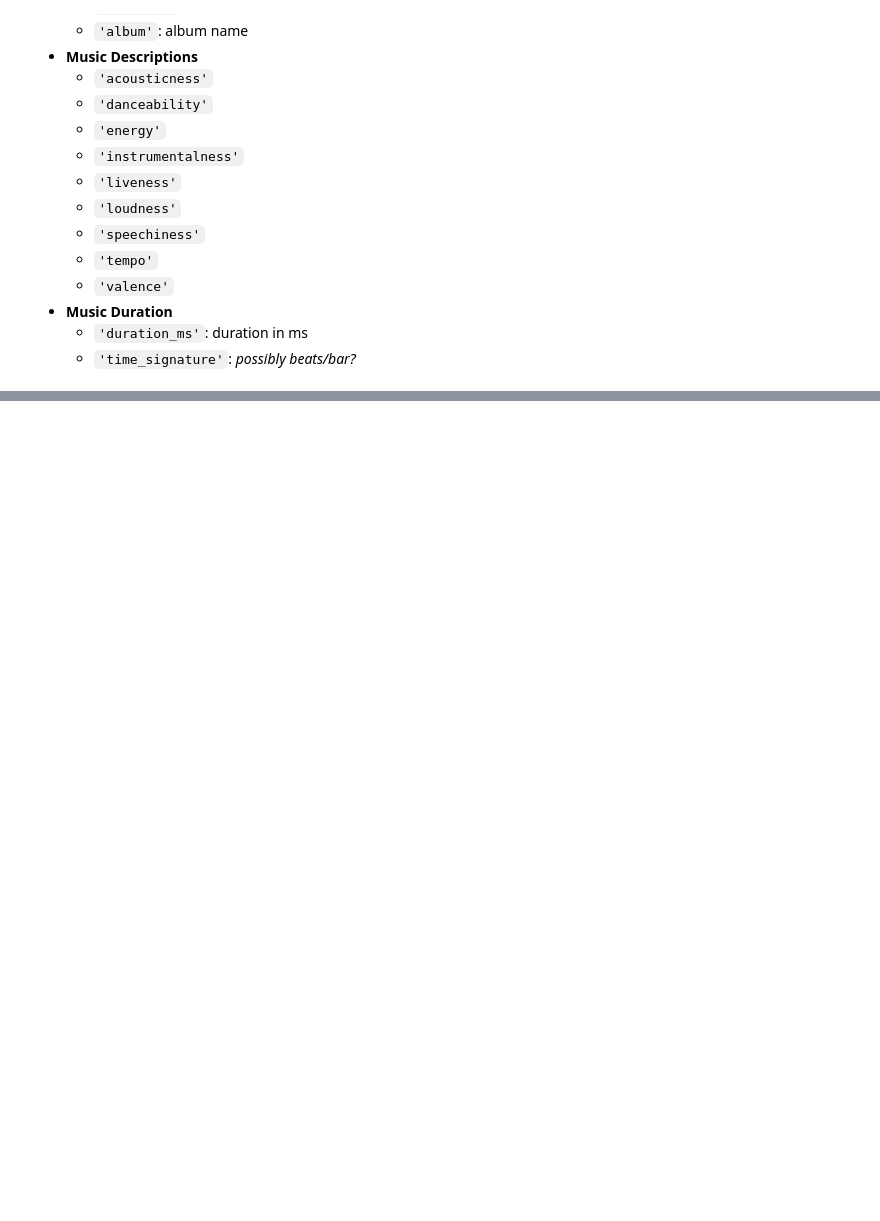
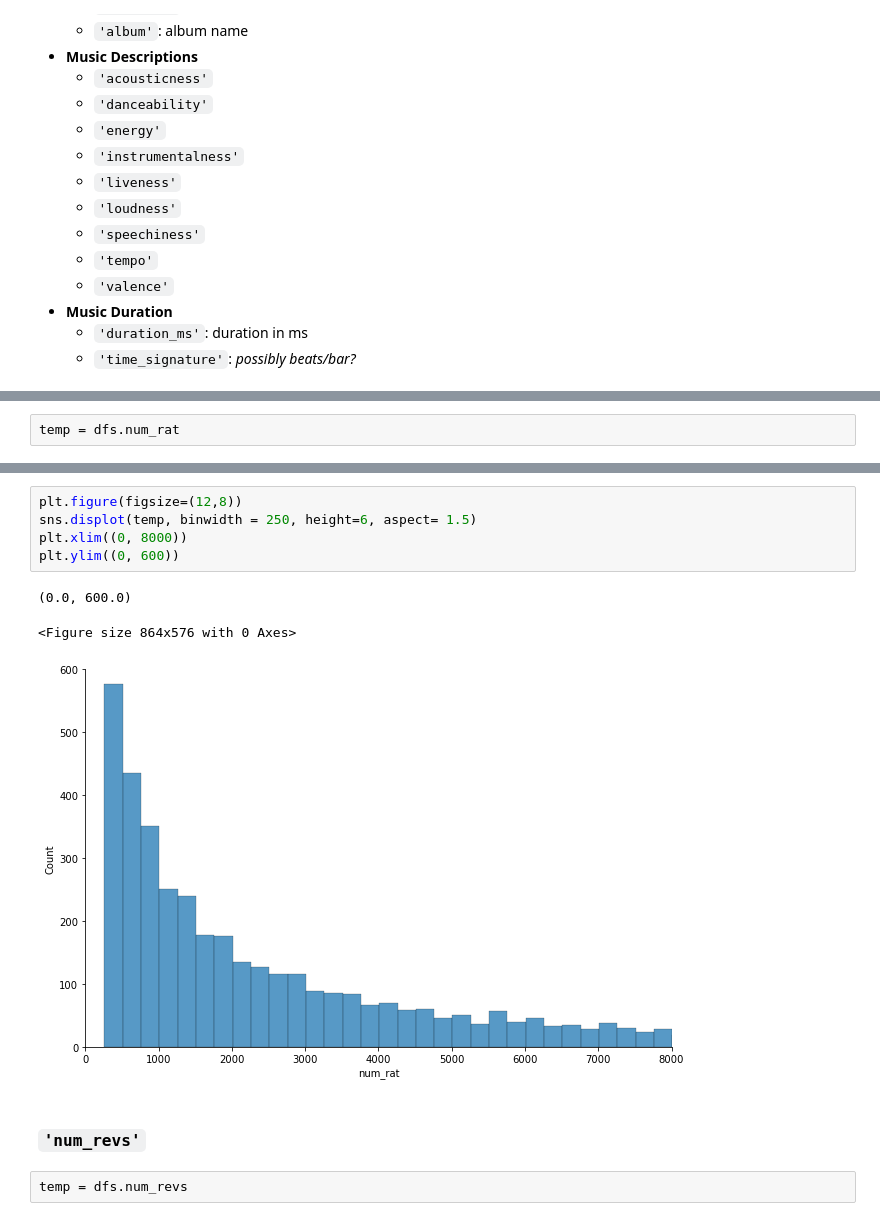
Before and after one commit to RodrigoLaraG/Data-Sci, a Jupyter notebook: DataSets/Top5000Spotify/Top5000Notebook.ipynb, the cells around one changed output, grey strips where cells are left out. Saved outputs shown, nothing was run; the diff lists cells and outputs as text; blank space fills up the shorter version.

```diff
--- a/DataSets/Top5000Spotify/Top5000Notebook.ipynb
+++ b/DataSets/Top5000Spotify/Top5000Notebook.ipynb
@@ -265,0 +355,2 @@ Float64Index([              12.0,               11.7, 11.399999999999999,
+# %%
+temp = dfs.num_rat
@@ -265,0 +369,13 @@ Float64Index([              12.0,               11.7, 11.399999999999999,
+# %%
+plt.figure(figsize=(12,8))
+sns.displot(temp, binwidth = 250, height=6, aspect= 1.5)
+plt.xlim((0, 8000))
+plt.ylim((0, 600))
+# %% [output]
+(0.0, 600.0)
+<Figure size 864x576 with 0 Axes>
+[figure, added]
+# %% [markdown]
+### `'num_revs'`
+# %%
+temp = dfs.num_revs
```
Also changed, not shown: parts of 84 cells of this notebook.
